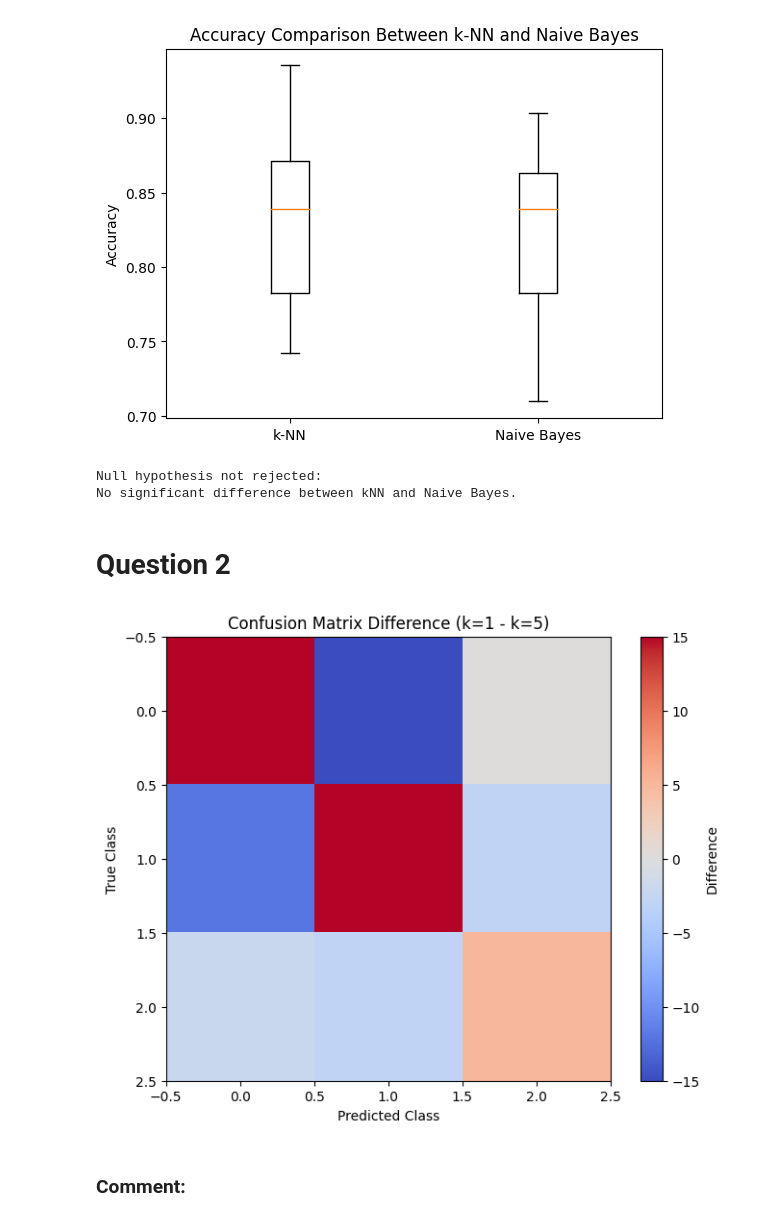
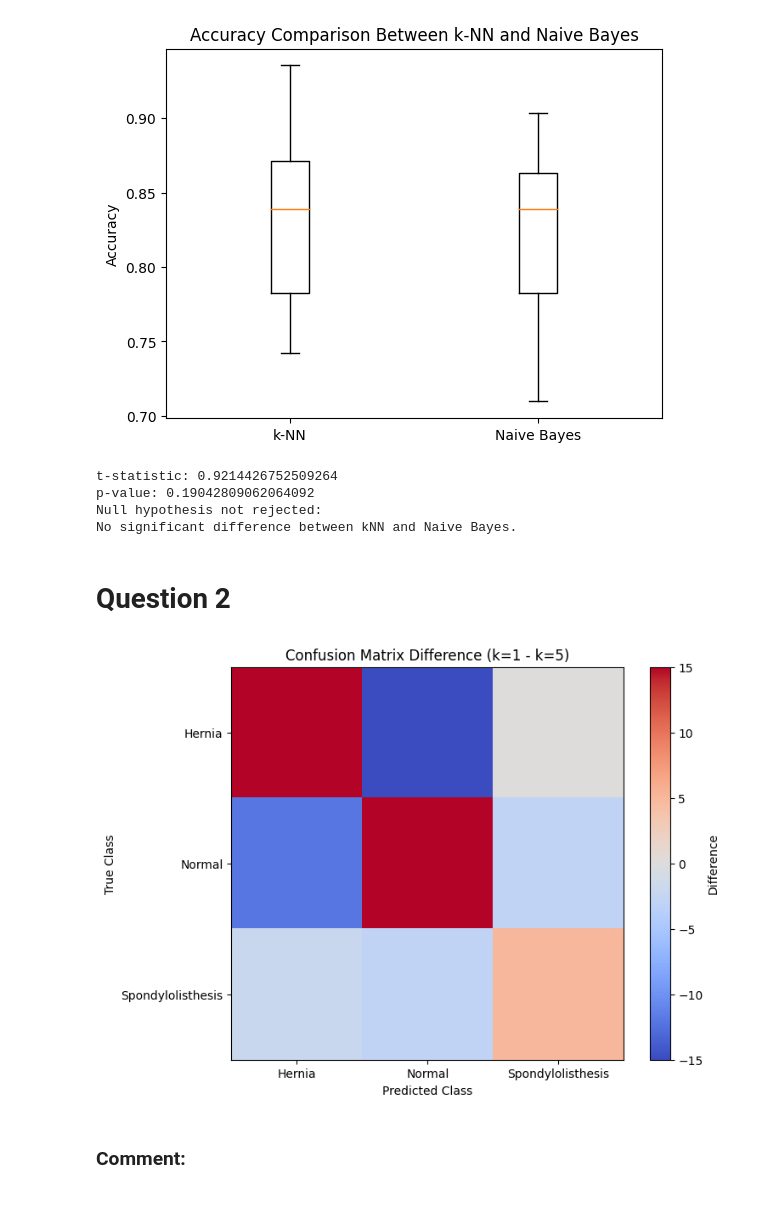
Before and after one commit to pedrocurvo/Aprendizagem, a Jupyter notebook: Homework2/G022.ipynb, the cells around one changed output. Cells and saved outputs as stored; diff of their text form; code cells hidden in the pictures.

```diff
--- a/Homework2/G022.ipynb
+++ b/Homework2/G022.ipynb
@@ -78,7 +78,9 @@ plt.show()
 [figure]
 # %%
 # Perform a two-sample t-test to compare the means
-t_stat, p_value = stats.ttest_ind(knn_score, nb_score)
+t_stat, p_value = stats.ttest_rel(knn_score, nb_score, alternative='greater')
+print(f"t-statistic: {str(t_stat)}")
+print(f"p-value: {str(p_value)}")
 
 # Determine if the null hypothesis can be rejected (p < 0.05)
 alpha = 0.05
@@ -87,6 +89,8 @@ if p_value < alpha:
 else:
     print("Null hypothesis not rejected: \nNo significant difference between kNN and Naive Bayes.")
 # %% [output]
+t-statistic: 0.9214426752509264
+p-value: 0.19042809062064092
 Null hypothesis not rejected:
 No significant difference between kNN and Naive Bayes.
 # %% [markdown]
@@ -94,33 +98,38 @@ No significant difference between kNN and Naive Bayes.
 # %%
 # Create k-NN classifiers with k=1 and k=5
 knn_k1 = KNeighborsClassifier(n_neighbors=1, weights='uniform', metric='euclidean')
 knn_k5 = KNeighborsClassifier(n_neighbors=5, weights='uniform', metric='euclidean')
 
 # Fit both models to the dataset
 knn_k1.fit(X, y)
 knn_k5.fit(X, y)
 
 # Make predictions using both models
 predictions_k1 = knn_k1.predict(X)
 predictions_k5 = knn_k5.predict(X)
 
 # Calculate confusion matrices for both models
 confusion_matrix_k1 = confusion_matrix(y, predictions_k1)
 confusion_matrix_k5 = confusion_matrix(y, predictions_k5)
 
+# Get the class names
+class_names = np.unique(y)
+
 # Calculate the difference between the cumulative confusion matrices
 confusion_matrix_difference = confusion_matrix_k1 - confusion_matrix_k5
 
 # Plot the differences between the cumulative confusion matrices
 plt.figure(figsize=(8, 6))
 plt.imshow(confusion_matrix_difference, cmap='coolwarm', interpolation='nearest')
 plt.colorbar(label='Difference')
 plt.title('Confusion Matrix Difference (k=1 - k=5)')
+plt.xticks(ticks=np.arange(len(class_names)), labels=class_names)
+plt.yticks(ticks=np.arange(len(class_names)), labels=class_names)
 plt.xlabel('Predicted Class')
 plt.ylabel('True Class')
 plt.show()
 # %% [output]
-[figure, old version]
+[figure, new version]
 # %% [markdown]
 ### Comment:
 # %% [markdown]
```
Also changed, not shown: 1 other file.
